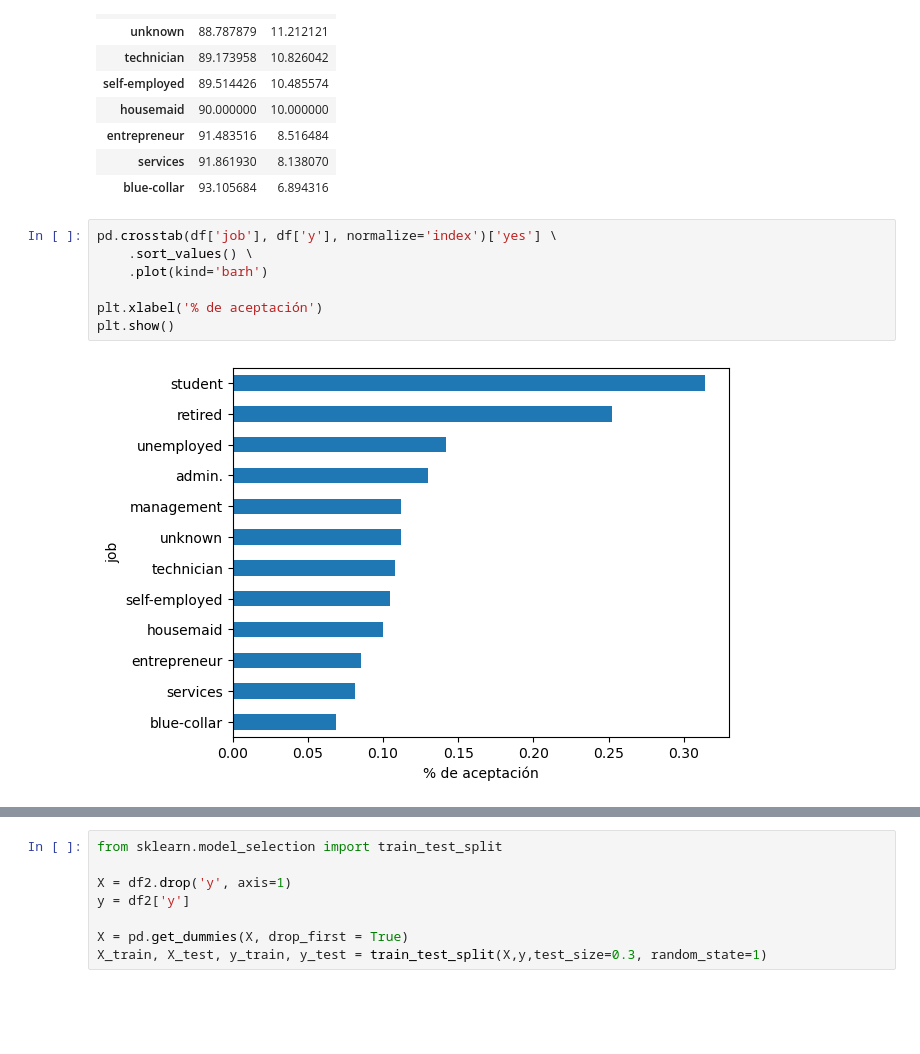
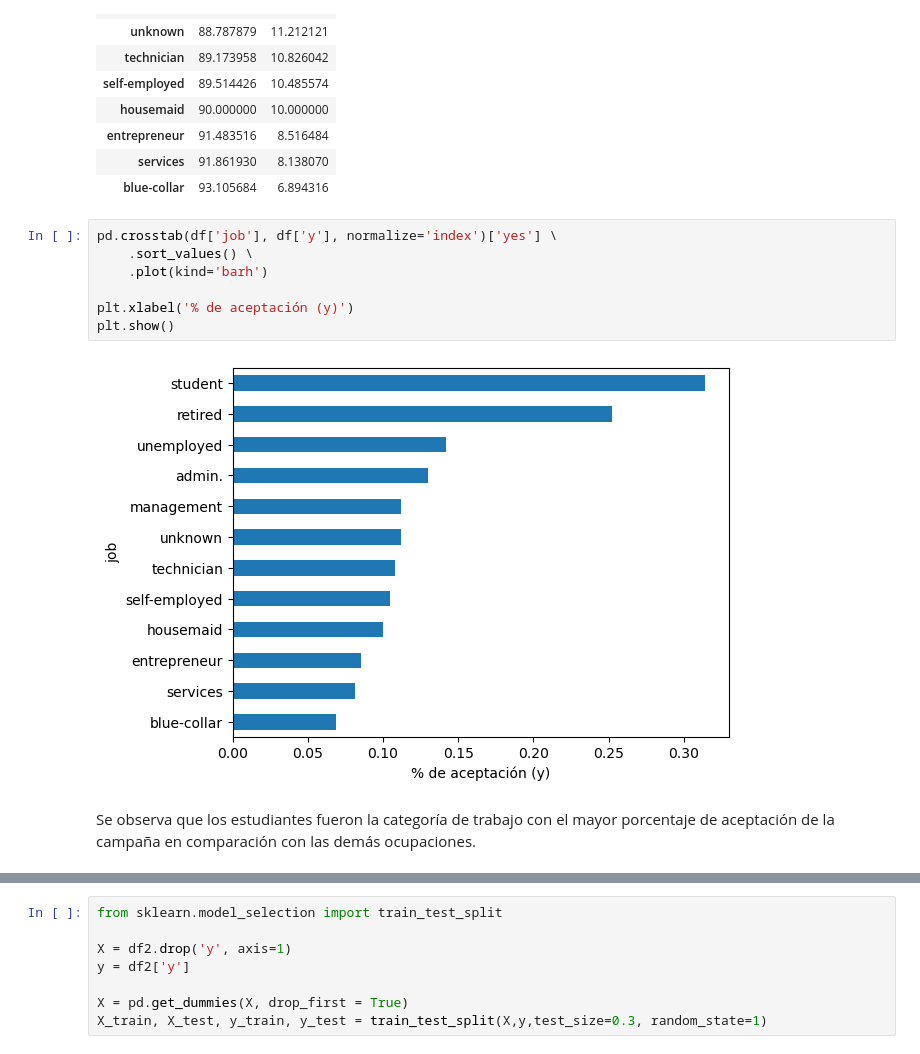
Before and after one commit to AI-YAZMIN-VILLEGAS/EBAC, a Jupyter notebook: Tareas/Tarea M41 -AD- YAZMIN VILLEGAS.ipynb, the cells around one changed output, grey strips where cells are left out. Drawn from its saved outputs; the diff is of its cells as text; blank space fills up the shorter version.

```diff
--- a/Tareas/Tarea M41 -AD- YAZMIN VILLEGAS.ipynb
+++ b/Tareas/Tarea M41 -AD- YAZMIN VILLEGAS.ipynb
@@ -582,9 +692,11 @@ pd.crosstab(df['job'], df['y'], normalize='index').sort_values(by='yes',ascendin
 # %%
 pd.crosstab(df['job'], df['y'], normalize='index')['yes'] \
     .sort_values() \
     .plot(kind='barh')
 
-plt.xlabel('% de aceptación')
+plt.xlabel('% de aceptación (y)')
 plt.show()
 # %% [output]
-[figure, old version]
+[figure, new version]
+# %% [markdown]
+Se observa que los estudiantes fueron la categoría de trabajo con el mayor porcentaje de aceptación de la campaña en comparación con las demás ocupaciones.
```
Also changed, not shown: parts of 74 cells of this notebook.
